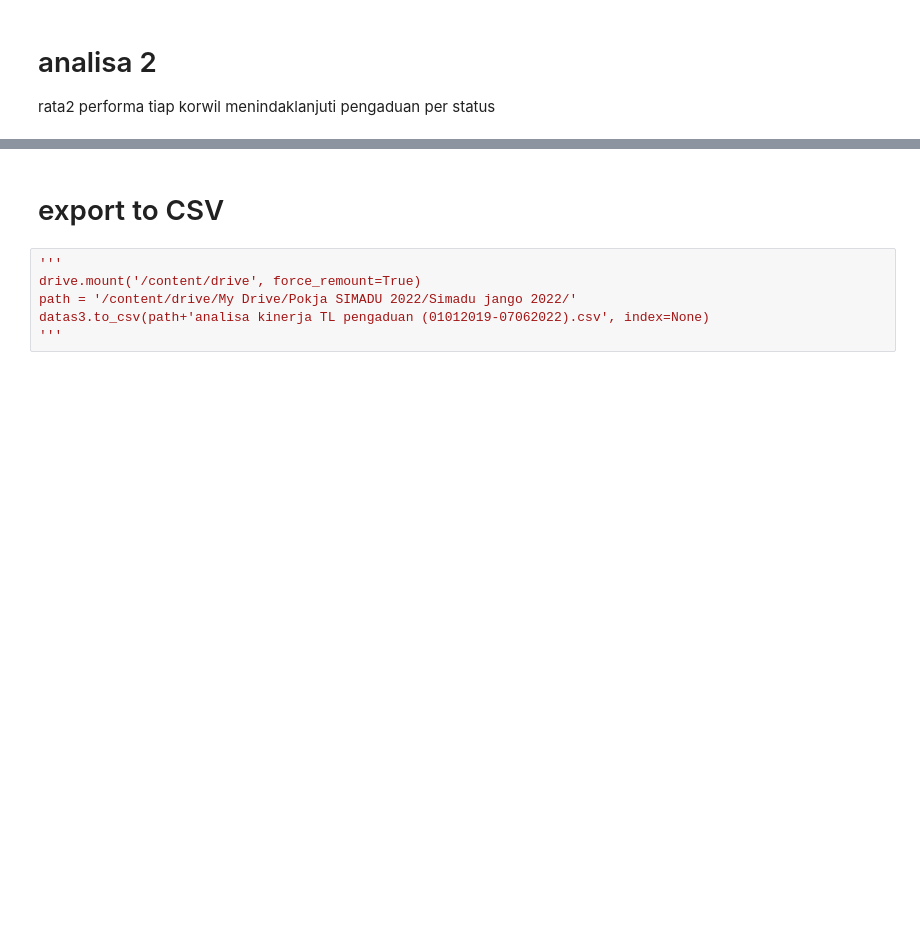
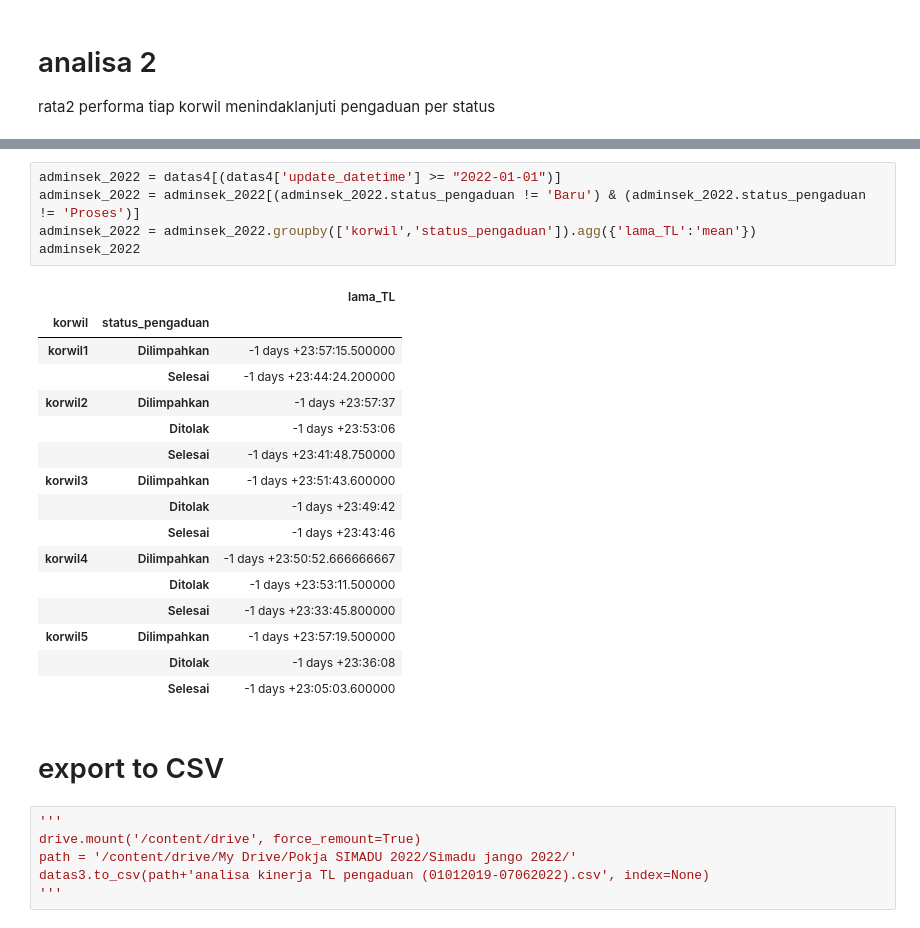
Before and after one commit to ekacs/simadu_analytical_insight, a Jupyter notebook: analisa_kinerja_TL_pengaduan_(01012019_07062022).ipynb, the cells around one changed output, grey strips where cells are left out. Cells and saved outputs as stored; diff of their text form; blank space fills up the shorter version.

```diff
--- a/analisa_kinerja_TL_pengaduan_(01012019_07062022).ipynb
+++ b/analisa_kinerja_TL_pengaduan_(01012019_07062022).ipynb
@@ -260,3 +328,25 @@ korwil_2022b
+# %%
+adminsek_2022 = datas4[(datas4['update_datetime'] >= "2022-01-01")]
+adminsek_2022 = adminsek_2022[(adminsek_2022.status_pengaduan != 'Baru') & (adminsek_2022.status_pengaduan != 'Proses')]
+adminsek_2022 = adminsek_2022.groupby(['korwil','status_pengaduan']).agg({'lama_TL':'mean'})
+adminsek_2022
+# %% [output]
+|  |  | lama_TL |
+| korwil | status_pengaduan |  |
+| korwil1 | Dilimpahkan | -1 days +23:57:15.500000 |
+|  | Selesai | -1 days +23:44:24.200000 |
+| korwil2 | Dilimpahkan | -1 days +23:57:37 |
+|  | Ditolak | -1 days +23:53:06 |
+|  | Selesai | -1 days +23:41:48.750000 |
+| korwil3 | Dilimpahkan | -1 days +23:51:43.600000 |
+|  | Ditolak | -1 days +23:49:42 |
+|  | Selesai | -1 days +23:43:46 |
+| korwil4 | Dilimpahkan | -1 days +23:50:52.666666667 |
+|  | Ditolak | -1 days +23:53:11.500000 |
+|  | Selesai | -1 days +23:33:45.800000 |
+| korwil5 | Dilimpahkan | -1 days +23:57:19.500000 |
+|  | Ditolak | -1 days +23:36:08 |
+|  | Selesai | -1 days +23:05:03.600000 |
 # %% [markdown]
 # export to CSV
 # %%
```
Also changed, not shown: parts of 22 cells of this notebook.
